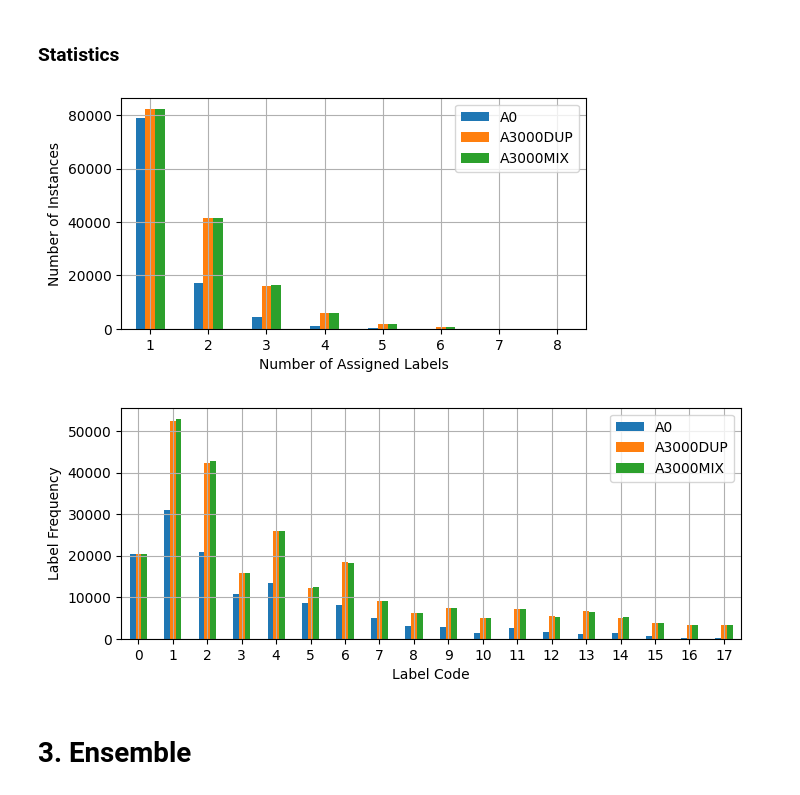
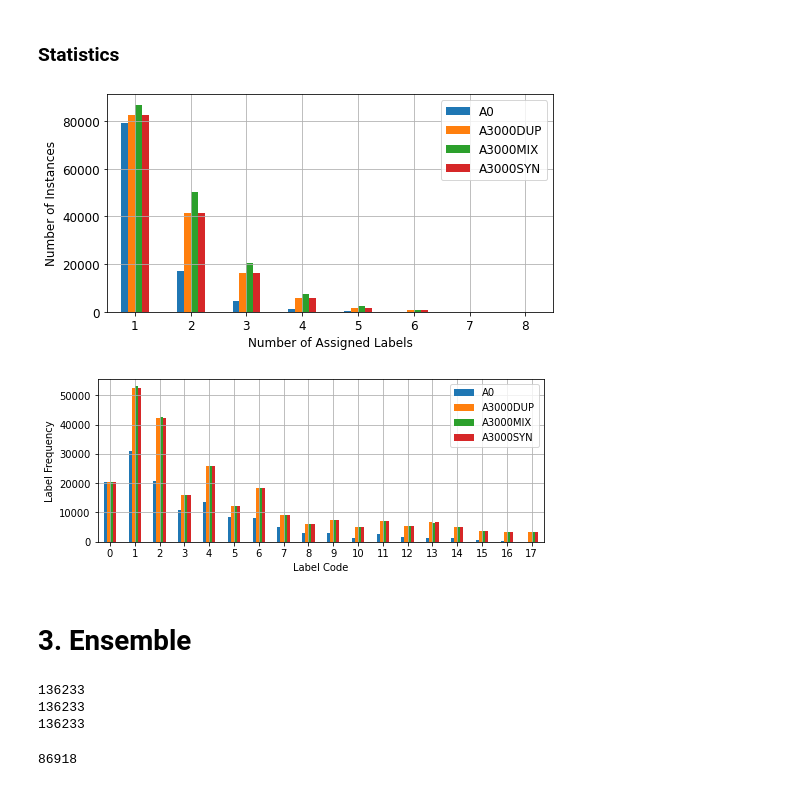
Before and after one commit to cdrc1103/MasterThesis, a Jupyter notebook: Experiments/MutiLabel/CreateDataset.ipynb, the cells around one changed output. Cells and saved outputs as stored; diff of their text form; code cells hidden in the pictures.

```diff
--- a/Experiments/MutiLabel/CreateDataset.ipynb
+++ b/Experiments/MutiLabel/CreateDataset.ipynb
@@ -368,6 +392,9 @@ test_dup = test_a0
 # %%
 train_dup.to_csv(f"Datasets/train_{FEATURE[0].upper()}{DUP_THRESHOLD}DUP.csv")
 test_dup.to_csv(f"Datasets/test_{FEATURE[0].upper()}{DUP_THRESHOLD}DUP.csv")
+# %%
+train_dup = pd.read_csv(f"Datasets/train_{FEATURE[0].upper()}{DUP_THRESHOLD}DUP.csv")
+test_dup = pd.read_csv(f"Datasets/test_{FEATURE[0].upper()}{DUP_THRESHOLD}DUP.csv")
 # %% [markdown]
 ### MIX Data Sets
 # %%
@@ -425,38 +446,50 @@ test_mix.to_csv(f"Datasets/test_{BASE_FEATURE[0].upper()}{THRESHOLD}MIX.csv")
+# %%
+train_mix = pd.read_csv(f"Datasets/train_{BASE_FEATURE[0].upper()}{MIX_THRESHOLD}MIX.csv")
+test_mix = pd.read_csv(f"Datasets/test_{BASE_FEATURE[0].upper()}{MIX_THRESHOLD}MIX.csv")
 # %% [markdown]
 ### SYN Data Sets
 -> see other notebook
+# %%
+train_syn = pd.read_csv(f"Datasets/train_A3000SYN.csv", index_col=0)
+test_syn = pd.read_csv(f"Datasets/test_A3000SYN.csv", index_col=0)
 # %% [markdown]
 ### Statistics
 # %%
-plt.rcParams['figure.figsize'] = (6, 3)
+plt.rcParams['figure.figsize'] = (8, 4)
 n_df = pd.DataFrame()
 n_df["A0"] = train_a0[train_a0.columns.difference(["abstract"])].sum(axis=1).value_counts()
 n_df[f"{FEATURE[0].upper()}{DUP_THRESHOLD}DUP"] = train_dup[train_dup.columns.difference([FEATURE])].sum(axis=1).value_counts()
 n_df[f"{FEATURE[0].upper()}{DUP_THRESHOLD}MIX"] = train_mix[train_mix.columns.difference([BASE_FEATURE])].sum(axis=1).value_counts()
-
+n_df[f"{FEATURE[0].upper()}{DUP_THRESHOLD}SYN"] = train_syn[train_syn.columns.difference([BASE_FEATURE])].sum(axis=1).value_counts()
 
 n_df.plot.bar()
 plt.grid()
-plt.xticks(rotation=0)
-plt.ylabel("Number of Instances")
-plt.xlabel("Number of Assigned Labels");
+plt.legend(fontsize=12)
+plt.xticks(rotation=0, size=12)
+plt.yticks(size=12)
+plt.ylabel("Number of Instances", size=12)
+plt.xlabel("Number of Assigned Labels", size=12);
+plt.savefig("labels_per_patent.png", dpi=150)
 # %% [output]
-[figure, old version]
+[figure, new version]
 # %%
 plt.rcParams['figure.figsize'] = (8, 3)
 freq_df = pd.DataFrame()
 freq_df["A0"] = pd.Series(train_a0[train_a0.columns.difference(["abstract"], sort=False)].\
                     sum(axis=0), name="A0")
 freq_df[f"{FEATURE[0].upper()}{DUP_THRESHOLD}DUP"] = pd.Series(train_dup[train_dup.columns.difference([FEATURE], sort=False)].\
-                    sum(axis=0), name="A1")
+                    sum(axis=0), name="DUP")
 freq_df[f"{FEATURE[0].upper()}{DUP_THRESHOLD}MIX"] = pd.Series(train_mix[train_mix.columns.difference([BASE_FEATURE], sort=False)].\
-                     sum(axis=0), name="A3")
+                     sum(axis=0), name="MIX")
+freq_df[f"{FEATURE[0].upper()}{DUP_THRESHOLD}SYN"] = pd.Series(train_syn[train_syn.columns.difference([BASE_FEATURE], sort=False)].\
+                     sum(axis=0), name="SYN")
+
 freq_df.plot.bar()
 plt.xticks(rotation=0)
 plt.ylabel("Label Frequency")
 plt.xlabel("Label Code")
 plt.grid()
 # %% [output]
-[figure, old version]
+[figure, new version]
 # %% [markdown]
 # 3. Ensemble
@@ -462,0 +574,13 @@ plt.grid()
+# %%
+# Check for equal length
+for d in x_dfs:
+    print(len(d))
+# %% [output]
+136233
+136233
+136233
+# %%
+# Check intersection between abstract and title
+len(x_dfs[0].index.intersection(x_dfs[1].index))
+# %% [output]
+86918
```
Also changed, not shown: parts of 56 cells of this notebook, 9 other files.
